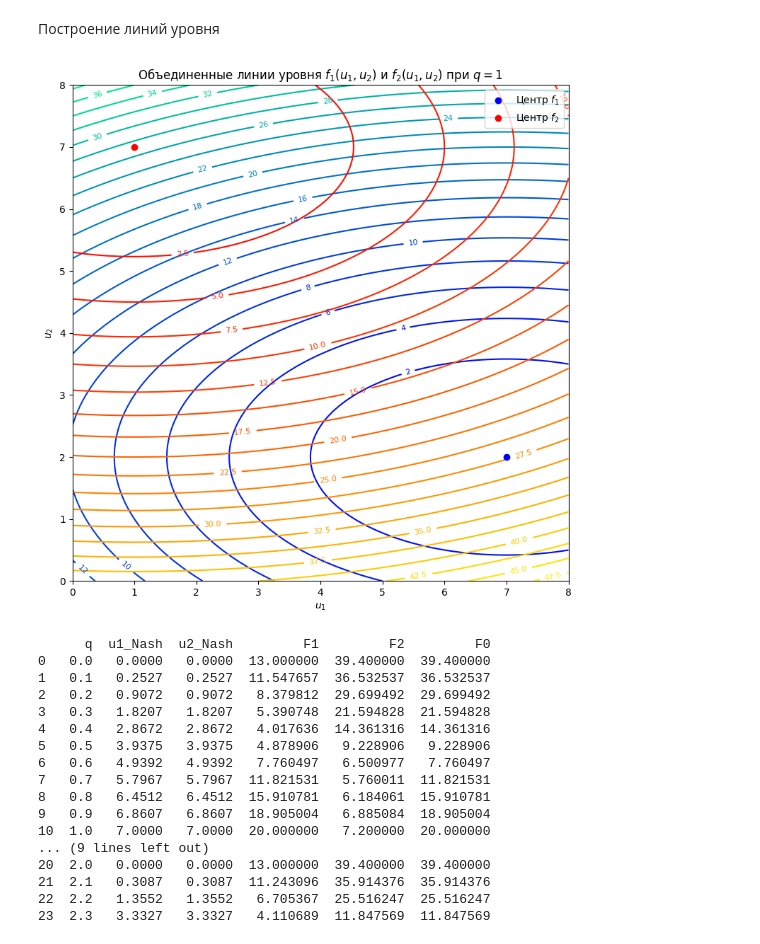
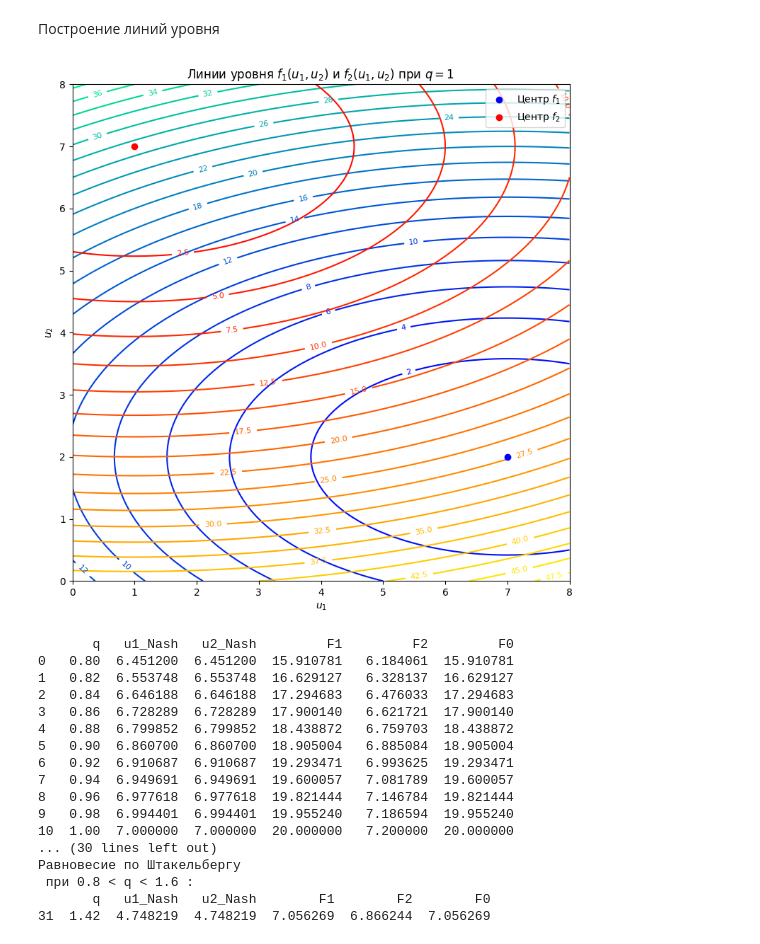
Before and after one commit to IrmA-ErroR/Serov_9, a Jupyter notebook: Serov_9_1.ipynb, the cells around one changed output. Drawn from its saved outputs; the diff is of its cells as text; code cells hidden in the pictures.

```diff
--- a/Serov_9_1.ipynb
+++ b/Serov_9_1.ipynb
@@ -174,35 +174,35 @@ F2 = f2(U1, U2)
 
 # Центры (посчитала аналитически)
 center_f1 = (7, 2)  # минимум f1
 center_f2 = (1, 7)  # минимум f2
 
 fig, ax = plt.subplots(figsize=(8, 8))
 
 # Линии уровня для f1
 contour1 = ax.contour(U1, U2, F1, levels=20, cmap='winter')
 ax.clabel(contour1, inline=True, fontsize=8)
 
 # Линии уровня для f2
 contour2 = ax.contour(U1, U2, F2, levels=20, cmap='autumn')
 ax.clabel(contour2, inline=True, fontsize=8)
 
 ax.scatter(*center_f1, color='blue', label='Центр $f_1$', zorder=5)  # Центр f1
 ax.scatter(*center_f2, color='red', label='Центр $f_2$', zorder=5)   # Центр f2
 
-ax.set_title('Объединенные линии уровня $f_1(u_1, u_2)$ и $f_2(u_1, u_2)$ при $q=1$')
+ax.set_title('Линии уровня $f_1(u_1, u_2)$ и $f_2(u_1, u_2)$ при $q=1$')
 ax.set_xlabel('$u_1$')
 ax.set_ylabel('$u_2$')
 
 # Сохраняем квадратную сетку
 ax.set_aspect('equal')
 
 # Легенда
 ax.legend()
 
 plt.tight_layout()
 plt.show()
 # %% [output]
-[figure, old version]
+[figure, new version]
 # %%
 # Определяем частные производные функций f1 и f2
 def d_f1(u1, u2, q=1):
@@ -212,7 +212,7 @@ def d_f2(u1, u2, q=1):
     return 7 * v(q)
 
 
-q_vals = np.arange(0, 2.4, 0.1)
+q_vals = np.arange(0.8, 1.6, 0.02)
 
 # Создаем сетку для u1 и u2 от 0 до 8
 u1_vals = np.linspace(0, 8, 100)
@@ -237,21 +237,23 @@ df = pd.DataFrame(results)
 
 # Вывод таблицы
 print(df)
+print('\nРавновесие по Штакельбергу \n при 0.8 < q < 1.6 :')
+print(df[df['F0'] == min(df['F0'])])
 # %% [output]
-      q  u1_Nash  u2_Nash         F1         F2         F0
-0   0.0   0.0000   0.0000  13.000000  39.400000  39.400000
-1   0.1   0.2527   0.2527  11.547657  36.532537  36.532537
-2   0.2   0.9072   0.9072   8.379812  29.699492  29.699492
-3   0.3   1.8207   1.8207   5.390748  21.594828  21.594828
-4   0.4   2.8672   2.8672   4.017636  14.361316  14.361316
-5   0.5   3.9375   3.9375   4.878906   9.228906   9.228906
-6   0.6   4.9392   4.9392   7.760497   6.500977   7.760497
-7   0.7   5.7967   5.7967  11.821531   5.760011  11.821531
-8   0.8   6.4512   6.4512  15.910781   6.184061  15.910781
-9   0.9   6.8607   6.8607  18.905004   6.885084  18.905004
-10  1.0   7.0000   7.0000  20.000000   7.200000  20.000000
-... (9 lines left out)
-20  2.0   0.0000   0.0000  13.000000  39.400000  39.400000
-21  2.1   0.3087   0.3087  11.243096  35.914376  35.914376
-22  2.2   1.3552   1.3552   6.705367  25.516247  25.516247
-23  2.3   3.3327   3.3327   4.110689  11.847569  11.847569
+       q   u1_Nash   u2_Nash         F1         F2         F0
+0   0.80  6.451200  6.451200  15.910781   6.184061  15.910781
+1   0.82  6.553748  6.553748  16.629127   6.328137  16.629127
+2   0.84  6.646188  6.646188  17.294683   6.476033  17.294683
+3   0.86  6.728289  6.728289  17.900140   6.621721  17.900140
+4   0.88  6.799852  6.799852  18.438872   6.759703  18.438872
+5   0.90  6.860700  6.860700  18.905004   6.885084  18.905004
+6   0.92  6.910687  6.910687  19.293471   6.993625  19.293471
+7   0.94  6.949691  6.949691  19.600057   7.081789  19.600057
+8   0.96  6.977618  6.977618  19.821444   7.146784  19.821444
+9   0.98  6.994401  6.994401  19.955240   7.186594  19.955240
+10  1.00  7.000000  7.000000  20.000000   7.200000  20.000000
+... (30 lines left out)
+Равновесие по Штакельбергу
+ при 0.8 < q < 1.6 :
+       q   u1_Nash   u2_Nash        F1        F2        F0
+31  1.42  4.748219  4.748219  7.056269  6.866244  7.056269
```
